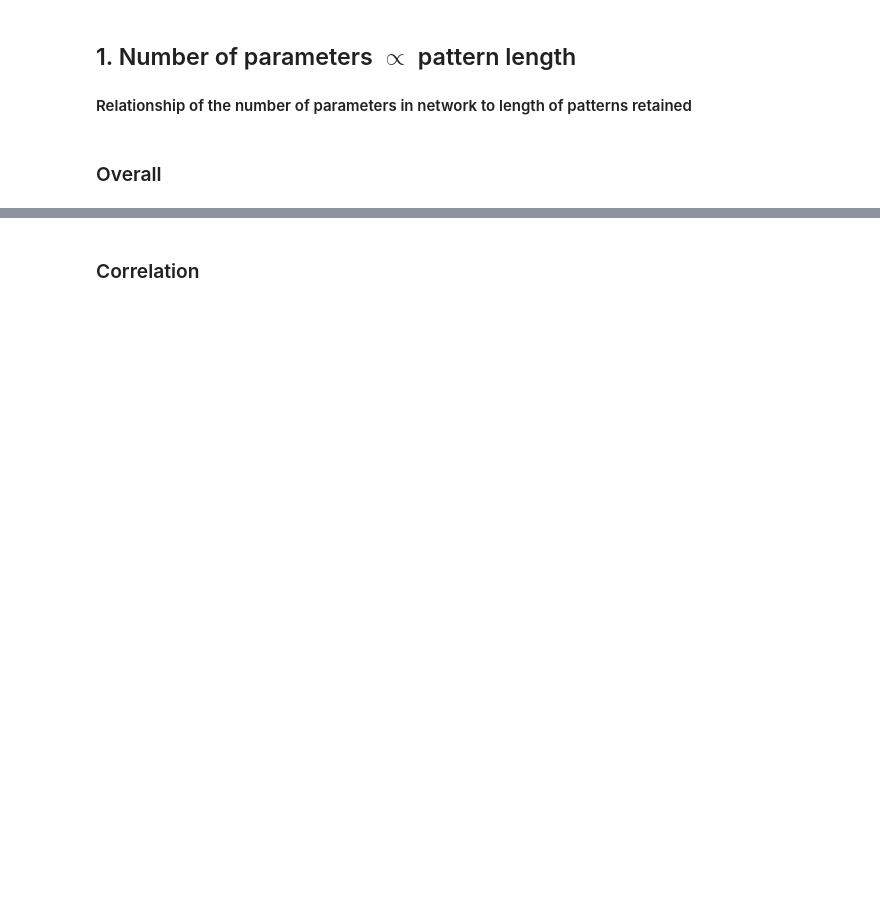
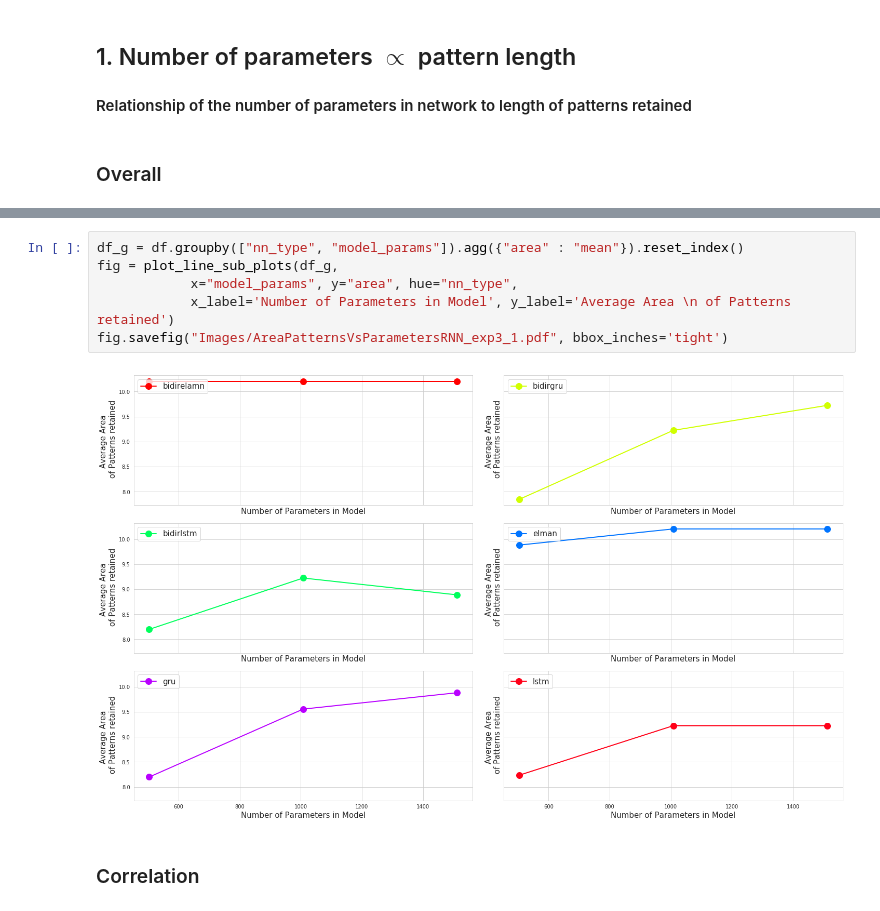
Before and after one commit to thesneakysneak/memory_capacity_retention_rnns, a Jupyter notebook: Notebooks/ExperimentV2/ExperimentAnalysisSequenceSurfaceV2.ipynb, the cells around one changed output, grey strips where cells are left out. Drawn from its saved outputs; the diff is of its cells as text; blank space fills up the shorter version.

```diff
--- a/Notebooks/ExperimentV2/ExperimentAnalysisSequenceSurfaceV2.ipynb
+++ b/Notebooks/ExperimentV2/ExperimentAnalysisSequenceSurfaceV2.ipynb
@@ -163,3 +206,11 @@ plot_by_filter(x_col=x_col,
+# %%
+df_g = df.groupby(["nn_type", "model_params"]).agg({"area" : "mean"}).reset_index()
+fig = plot_line_sub_plots(df_g,
+            x="model_params", y="area", hue="nn_type",
+            x_label='Number of Parameters in Model', y_label='Average Area \n of Patterns retained')
+fig.savefig("Images/AreaPatternsVsParametersRNN_exp3_1.pdf", bbox_inches='tight')
+# %% [output]
+[figure, added]
 # %% [markdown]
 ### Correlation
 # %%
```
Also changed, not shown: parts of 28 cells of this notebook, 4 other files.
